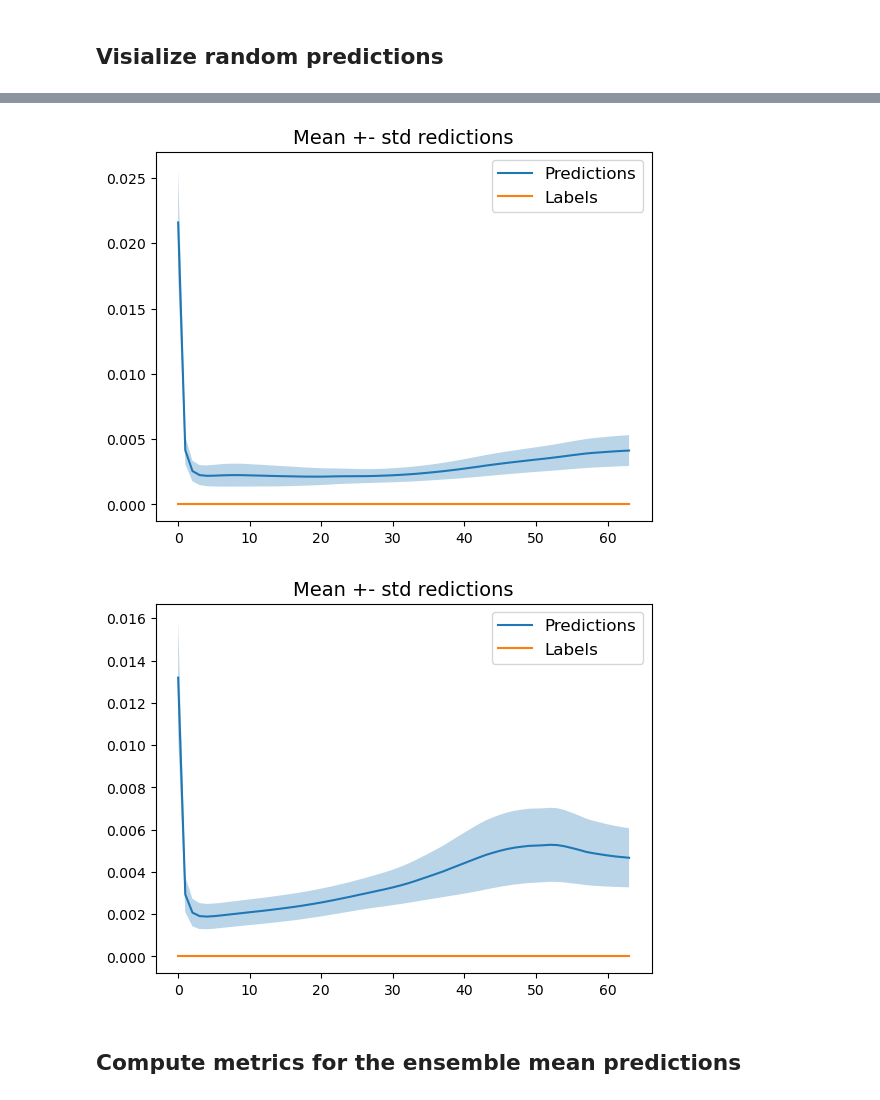
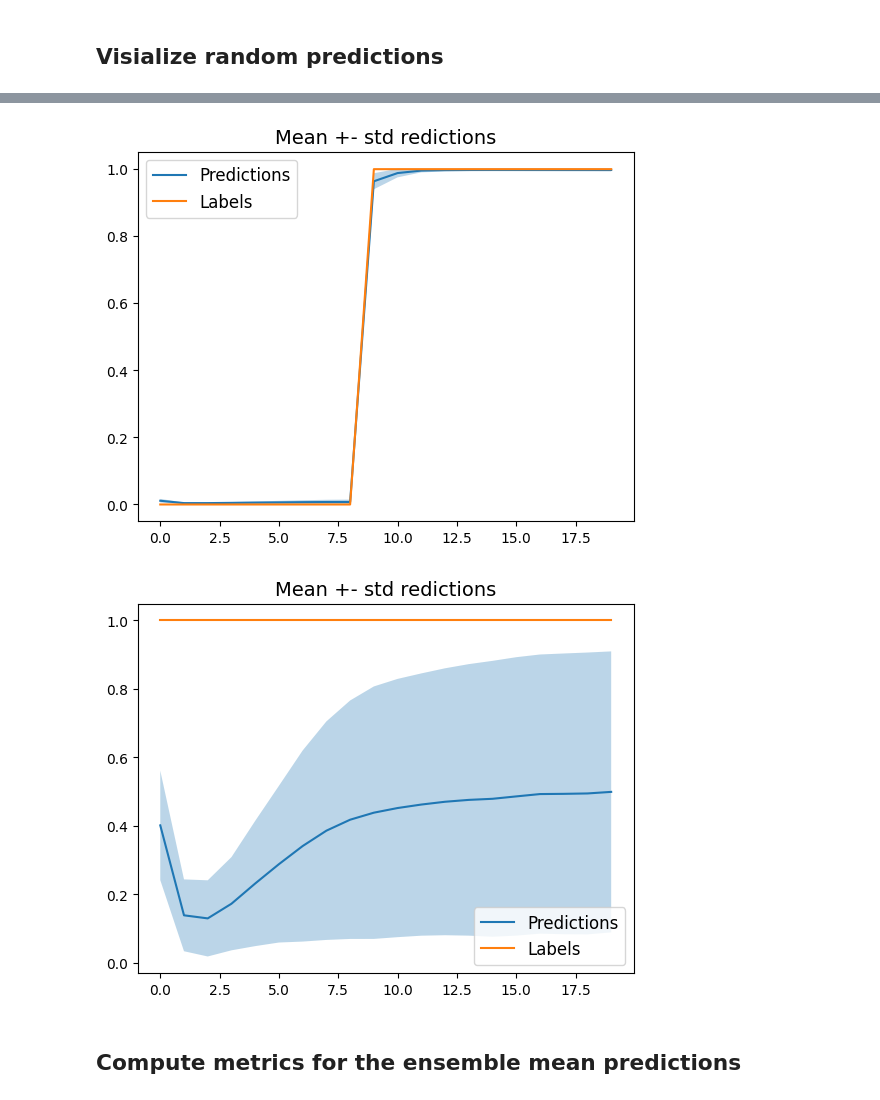
Before and after one commit to stalex2902/uncertainty-aware-cpd, a Jupyter notebook: notebooks/CPD_Ensembles_clean.ipynb, the cells around one changed output, grey strips where cells are left out. Drawn from its saved outputs; the diff is of its cells as text; code cells hidden in the pictures.

```diff
--- a/notebooks/CPD_Ensembles_clean.ipynb
+++ b/notebooks/CPD_Ensembles_clean.ipynb
@@ -35,7 +48,7 @@ The autoreload extension is already loaded. To reload it, use:
 model_type = "seq2seq"
 
 # choose any dataset you need, i.e. "synthetic_1D", "human_activity", "mnist" or "explosion"
-experiments_name = "mnist"
+experiments_name = "human_activity"
 
 # read arguments from a default config file for a particular experiment
 path_to_config = "configs/" + experiments_name + "_" + model_type + ".yaml"
@@ -62,14 +75,14 @@ args_config["learning"]["epochs"] = 100
 # Initialize Ensemble of n_models=10 base models
 # boot_sample_size=None indicates training on the full train set
 # Otherwise, choose int boot_sample_size to train models on bootstrapped subsamples of the train set
-ens_mnist_bce = EnsembleCPDModel(args_config, n_models=10, boot_sample_size=None)
+ens_bce = EnsembleCPDModel(args_config, n_models=10, boot_sample_size=None)
 
 # fit the models and save the models weights
-#ens_mnist_bce.fit()
-#ens_mnist_bce.save_models_list("saved_models/mnist")
+#ens_bce.fit()
+#ens_bce.save_models_list("saved_models/mnist")
 
 # OR load weights of the pre-trained models available
-#ens_mnist_bce.load_models_list("saved_models/mnist")
+ens_bce.load_models_list("saved_models/bce/human_activity/full_sample")
 # %% [markdown]
 ## Visialize random predictions
 # %%
@@ -117,11 +130,10 @@ def visualize_predictions(
         plt.show()
 # %%
 # create test_dataset and test_dataloader
-
-test_dataset = ens_mnist_bce.test_dataset
+test_dataset = ens_bce.test_dataset
 test_dataloader = DataLoader(test_dataset, batch_size = args_config["learning"]["batch_size"], shuffle=True)
 
 seq_batch, labels_batch = next(iter(test_dataloader))
 
-visualize_predictions(ens_mnist_bce, seq_batch, labels_batch, n_pics=3)
+visualize_predictions(ens_bce, seq_batch, labels_batch, n_pics=3)
 # %% [output]
@@ -129,5 +141,5 @@ visualize_predictions(ens_mnist_bce, seq_batch, labels_batch, n_pics=3)
-[figure, old version]
+[figure, new version]
-[figure, old version]
+[figure, new version]
 # %% [markdown]
 ## Compute metrics for the ensemble mean predictions
 # %%
```
Also changed, not shown: parts of 3 cells of this notebook, 10 other files.
